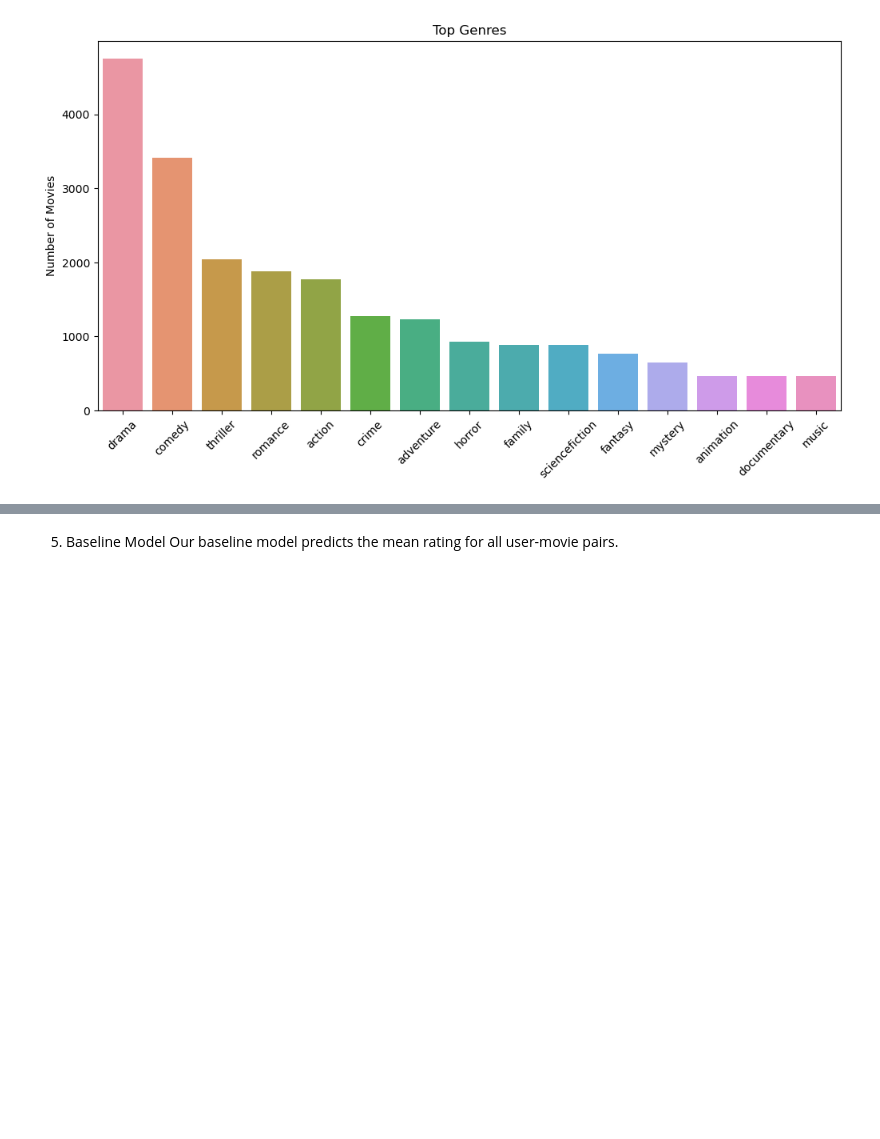
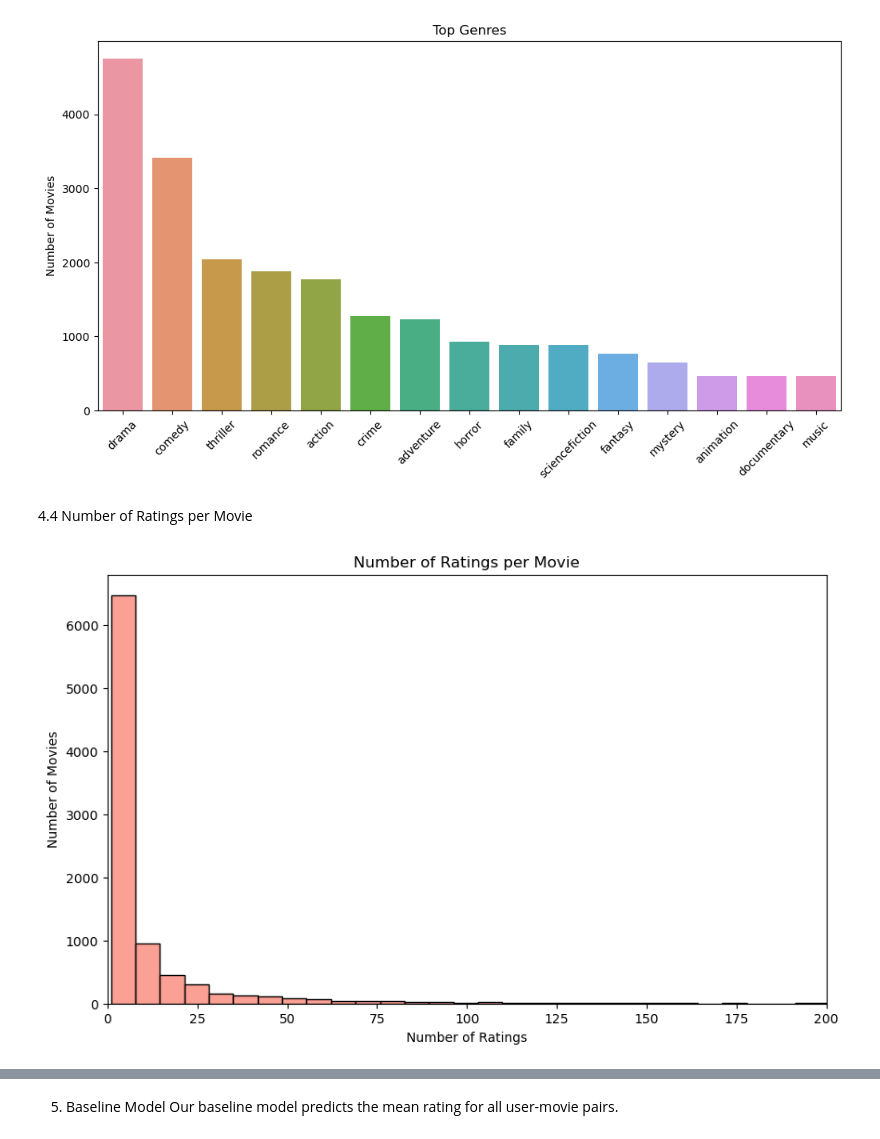
Before and after one commit to RicardoYedon/Project-5450, a Jupyter notebook: main.ipynb, the cells around one changed output, grey strips where cells are left out. Cells and saved outputs as stored; diff of their text form; code cells hidden in the pictures; blank space fills up the shorter version.

```diff
--- a/main.ipynb
+++ b/main.ipynb
@@ -189,3 +194,20 @@ plt.ylabel('Number of Movies')
 plt.show()
 # %% [output]
 [figure]
+# %% [markdown]
+4.4 Number of Ratings per Movie
+# %%
+# Calculate the number of ratings per movie
+ratings_per_movie = ratings.groupby('movieId')['rating'].count().reset_index()
+ratings_per_movie.columns = ['movieId', 'num_ratings']
+
+# Plot the distribution
+plt.figure(figsize=(10,6))
+sns.histplot(ratings_per_movie['num_ratings'], bins=50, kde=False, color='salmon')
+plt.title('Number of Ratings per Movie')
+plt.xlabel('Number of Ratings')
+plt.ylabel('Number of Movies')
+plt.xlim(0, 200)  # Limit x-axis for better visualization
+plt.show()
+# %% [output]
+[figure, added]
```
Also changed, not shown: parts of 8 cells of this notebook.
